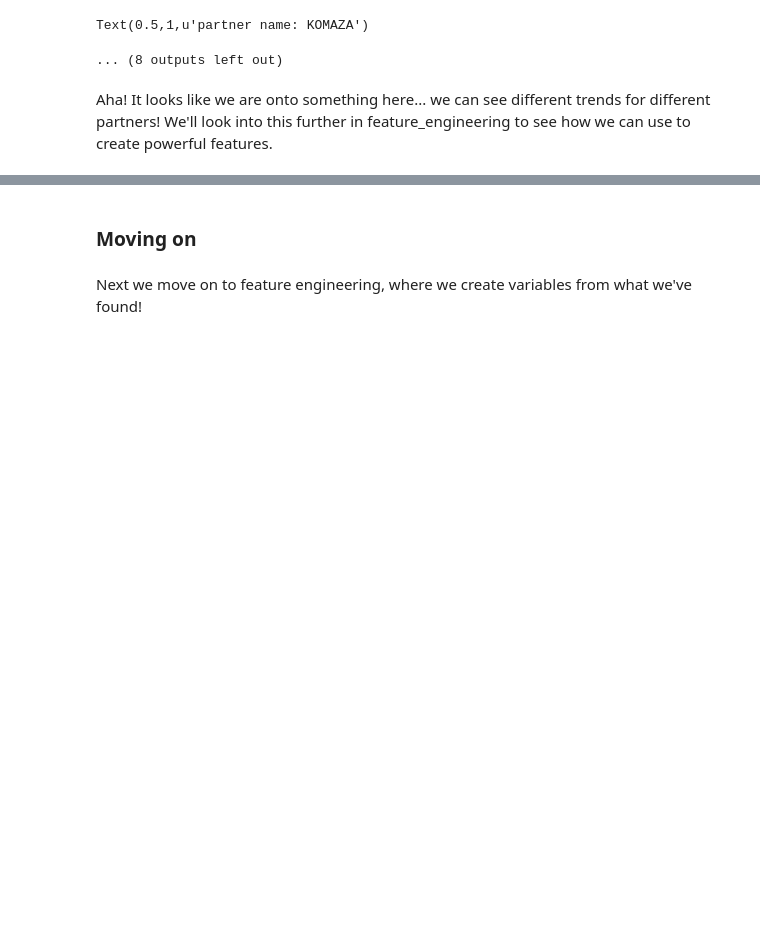
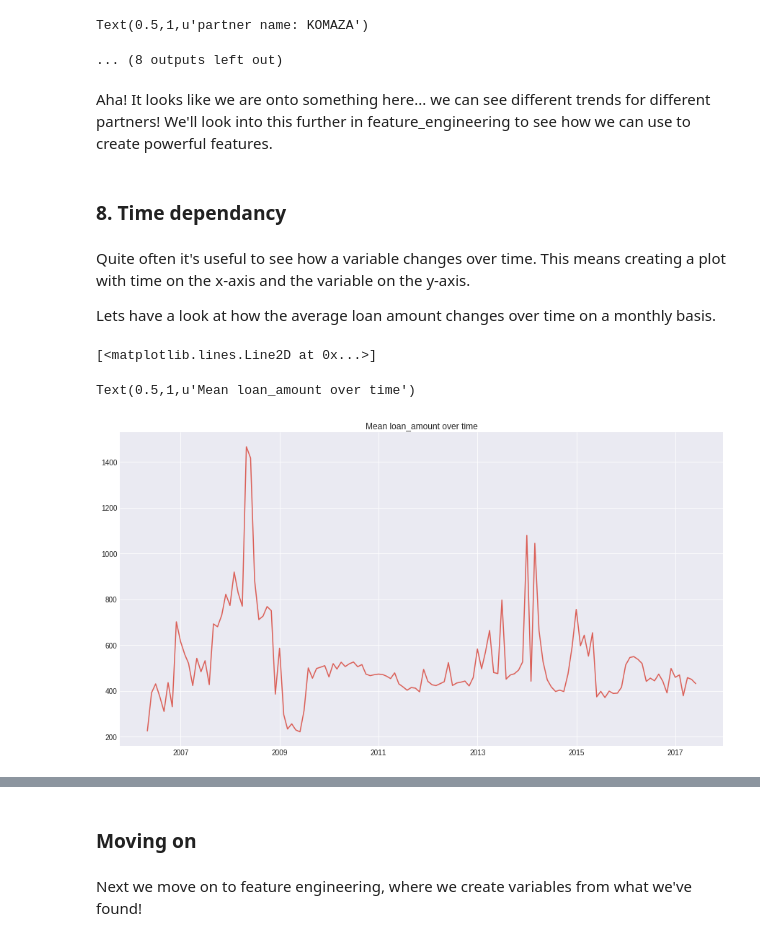
Before and after one commit to DeltaAnalytics/machine_learning_for_good, a Jupyter notebook: module_1_descriptive_statistics/1_3_exploratory_data_analysis.ipynb, the cells around one changed output, grey strips where cells are left out. Saved outputs shown, nothing was run; the diff lists cells and outputs as text; code cells hidden in the pictures; blank space fills up the shorter version.

```diff
--- a/module_1_descriptive_statistics/1_3_exploratory_data_analysis.ipynb
+++ b/module_1_descriptive_statistics/1_3_exploratory_data_analysis.ipynb
@@ -288,3 +289,24 @@ Text(0.5,1,u'partner name: KOMAZA')
 ... (8 outputs left out)
 # %% [markdown]
 Aha! It looks like we are onto something here... we can see different trends for different partners! We'll look into this further in feature_engineering to see how we can use to create powerful features.
+# %% [markdown]
+### 8. Time dependancy
+# %% [markdown]
+Quite often it's useful to see how a variable changes over time. This means creating a plot with time on the x-axis and the variable on the y-axis.
+
+Lets have a look at how the average loan amount changes over time on a monthly basis.
+# %%
+# Convert posted date to a datetime object
+df['posted_date'] = pd.to_datetime(df['posted_date'])
+# Resample the date to monthly intervals , taking the mean of loan_amount
+# This creates an array where the index is the timestamp and the value is the mean of loan amount
+time_data = df.resample('M', on='posted_date')['loan_amount'].mean().fillna(0)
+# Use seaborn plotting style
+plt.style.use('seaborn-darkgrid')
+fig, ax = plt.subplots(figsize=(15,8))
+ax.plot(time_data)
+plt.title('Mean loan_amount over time')
+# %% [output]
+[<matplotlib.lines.Line2D at 0x...>]
+Text(0.5,1,u'Mean loan_amount over time')
+[figure, added]
```
Also changed, not shown: parts of 9 cells of this notebook.
